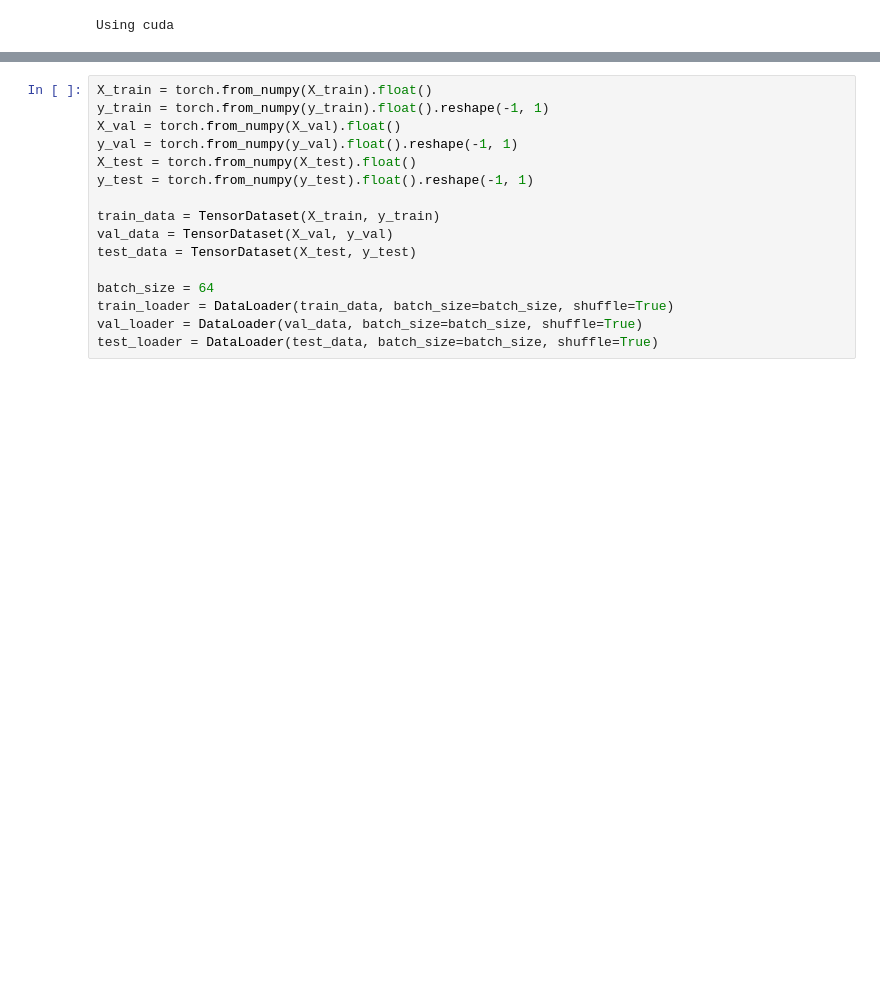
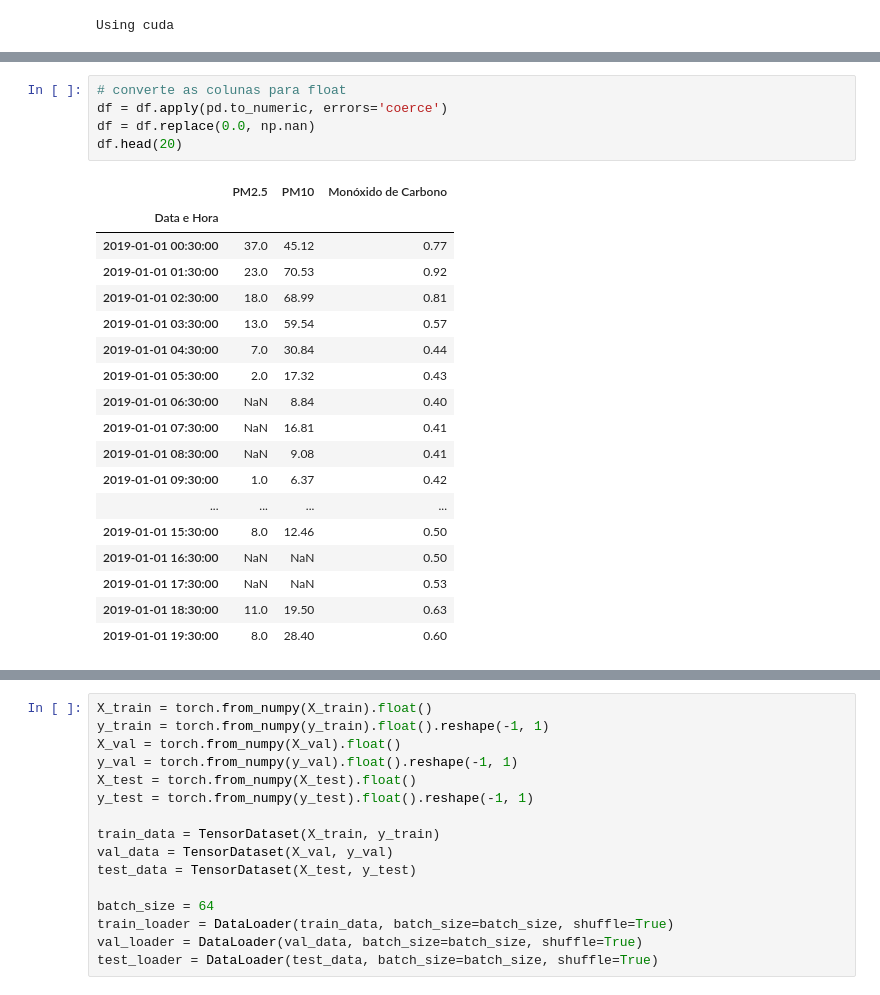
Before and after one commit to DanielPortes/pm25-plots, a Jupyter notebook: models/LSTM.ipynb, the cells around one changed output, grey strips where cells are left out. Saved outputs shown, nothing was run; the diff lists cells and outputs as text; blank space fills up the shorter version.

```diff
--- a/models/LSTM.ipynb
+++ b/models/LSTM.ipynb
@@ -71,0 +61,24 @@ df
+# %%
+# converte as colunas para float
+df = df.apply(pd.to_numeric, errors='coerce')
+df = df.replace(0.0, np.nan)
+df.head(20)
+# %% [output]
+|  | PM2.5 | PM10 | Monóxido de Carbono |
+| Data e Hora |  |  |  |
+| 2019-01-01 00:30:00 | 37.0 | 45.12 | 0.77 |
+| 2019-01-01 01:30:00 | 23.0 | 70.53 | 0.92 |
+| 2019-01-01 02:30:00 | 18.0 | 68.99 | 0.81 |
+| 2019-01-01 03:30:00 | 13.0 | 59.54 | 0.57 |
+| 2019-01-01 04:30:00 | 7.0 | 30.84 | 0.44 |
+| 2019-01-01 05:30:00 | 2.0 | 17.32 | 0.43 |
+| 2019-01-01 06:30:00 | NaN | 8.84 | 0.40 |
+| 2019-01-01 07:30:00 | NaN | 16.81 | 0.41 |
+| 2019-01-01 08:30:00 | NaN | 9.08 | 0.41 |
+| 2019-01-01 09:30:00 | 1.0 | 6.37 | 0.42 |
+| ... | ... | ... | ... |
+| 2019-01-01 15:30:00 | 8.0 | 12.46 | 0.50 |
+| 2019-01-01 16:30:00 | NaN | NaN | 0.50 |
+| 2019-01-01 17:30:00 | NaN | NaN | 0.53 |
+| 2019-01-01 18:30:00 | 11.0 | 19.50 | 0.63 |
+| 2019-01-01 19:30:00 | 8.0 | 28.40 | 0.60 |
```
Also changed, not shown: parts of 23 cells of this notebook, 3 other files.
